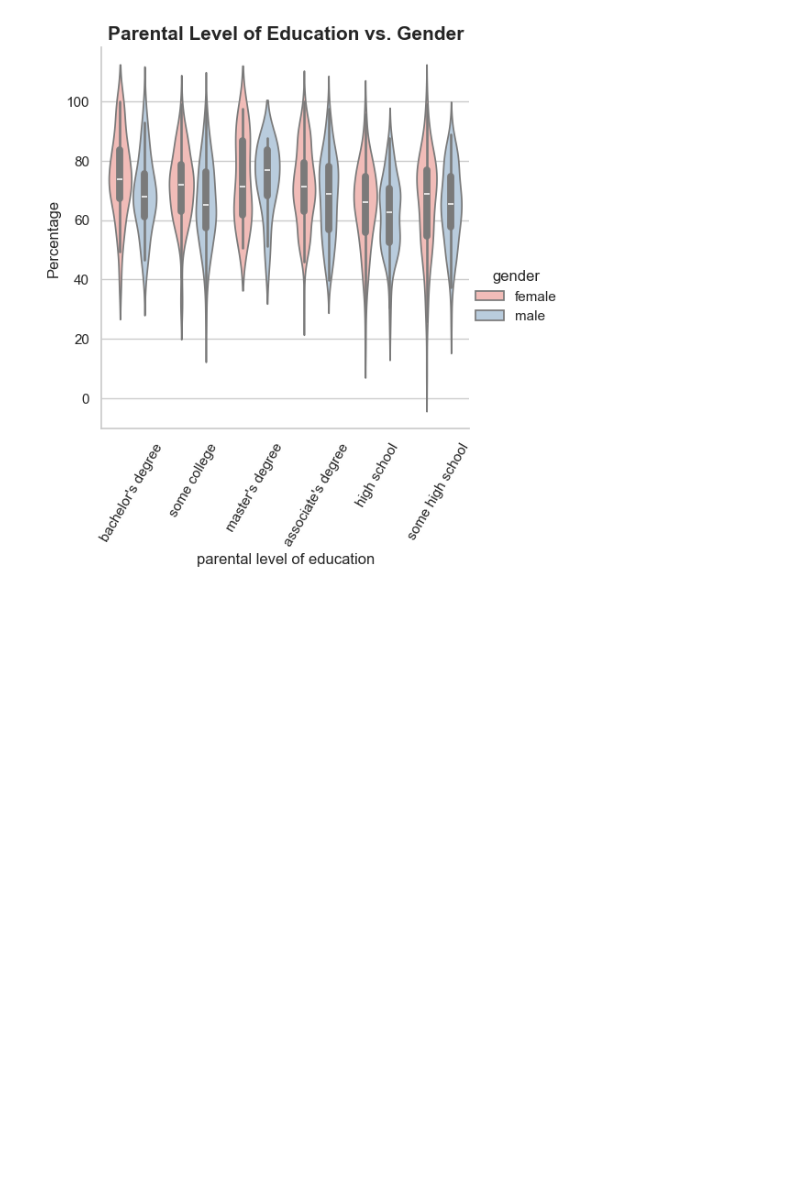
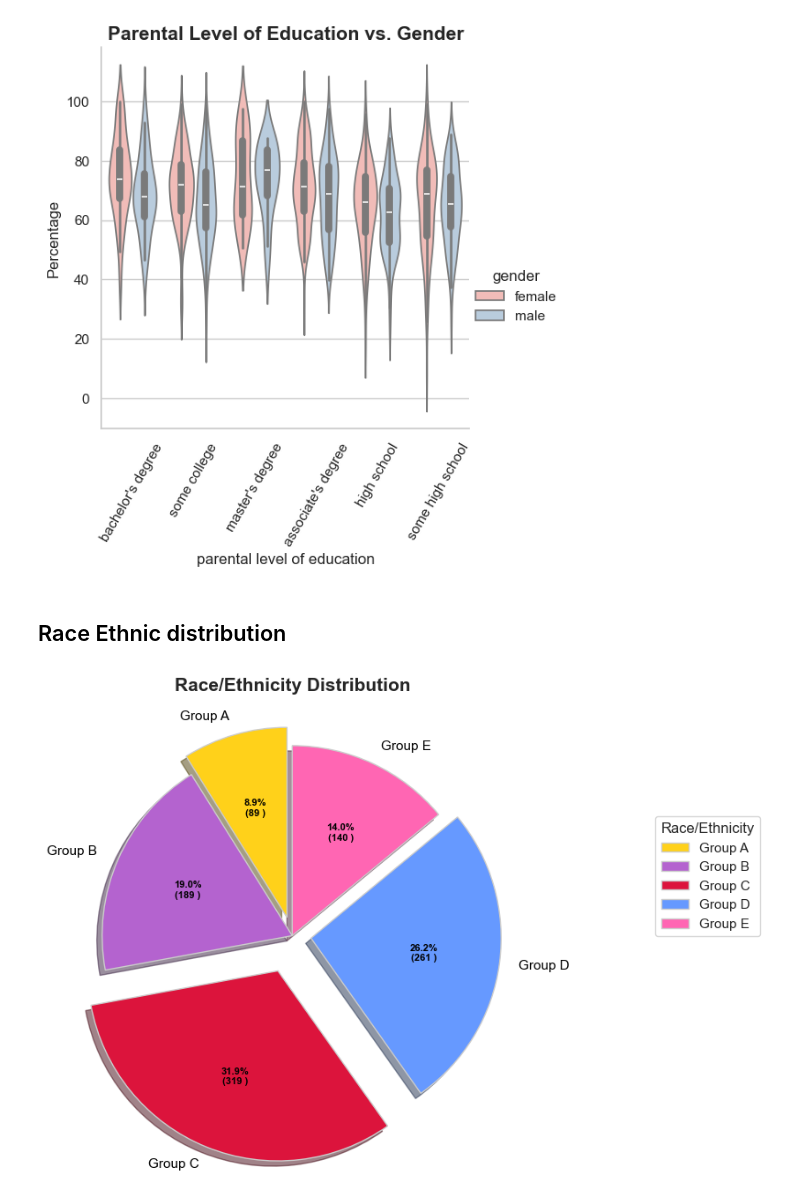
Before and after one commit to beto321/ac_performance1, a Jupyter notebook: analysis.ipynb, the cells around one changed output. Saved outputs shown, nothing was run; the diff lists cells and outputs as text; code cells hidden in the pictures; blank space fills up the shorter version.

Commit message:
last plots

```diff
--- a/analysis.ipynb
+++ b/analysis.ipynb
@@ -382,3 +382,52 @@ plt.xticks(rotation=60)
 plt.show()
 # %% [output]
 [figure]
+# %% [markdown]
+## Race Ethnic distribution
+# %%
+race = ['Group A', 'Group B ', 'Group C',
+        'Group D', 'Group E']
+
+data = [89, 190, 319, 262, 140]
+
+
+# Creating explode data
+explode = ( 0.1, 0,0.2, 0.1, 0)
+
+# Creating color parameters
+colors = (  "#ffd11a", "#b463cf",
+          "#DC143C", "#6699ff", "#ff66b3" )
+
+# Wedge properties
+wp = { 'linewidth' : 1, 'edgecolor' : "#cccccc" }
+
+# Creating autocpt arguments
+def func(pct, allvalues):
+    absolute = int(pct / 100.*np.sum(allvalues))
+    return "{:.1f}%\n({:d} )".format(pct, absolute)
+
+# Creating plot
+fig, ax = plt.subplots(figsize =(10, 7))
+wedges, texts, autotexts = ax.pie(data,
+                                  autopct = lambda pct: func(pct, data),
+                                  explode = explode,
+                                  labels = race,
+                                  shadow = True,
+                                  colors = colors,
+                                  startangle = 90,
+                                  wedgeprops = wp,
+                                  textprops = dict(color ="#000000"))
+
+# Adding legend
+ax.legend(wedges, race,
+          title ="Race/Ethnicity",
+          loc ="center left",
+          bbox_to_anchor =(1.25, 0, 0, 1.25))
+
+plt.setp(autotexts, size = 8, weight ="bold")
+ax.set_title("Race/Ethnicity Distribution", fontsize=15, fontweight='bold')
+
+# show plot
+plt.show()
+# %% [output]
+[figure, added]
```
Also changed, not shown: parts of 8 cells of this notebook.
